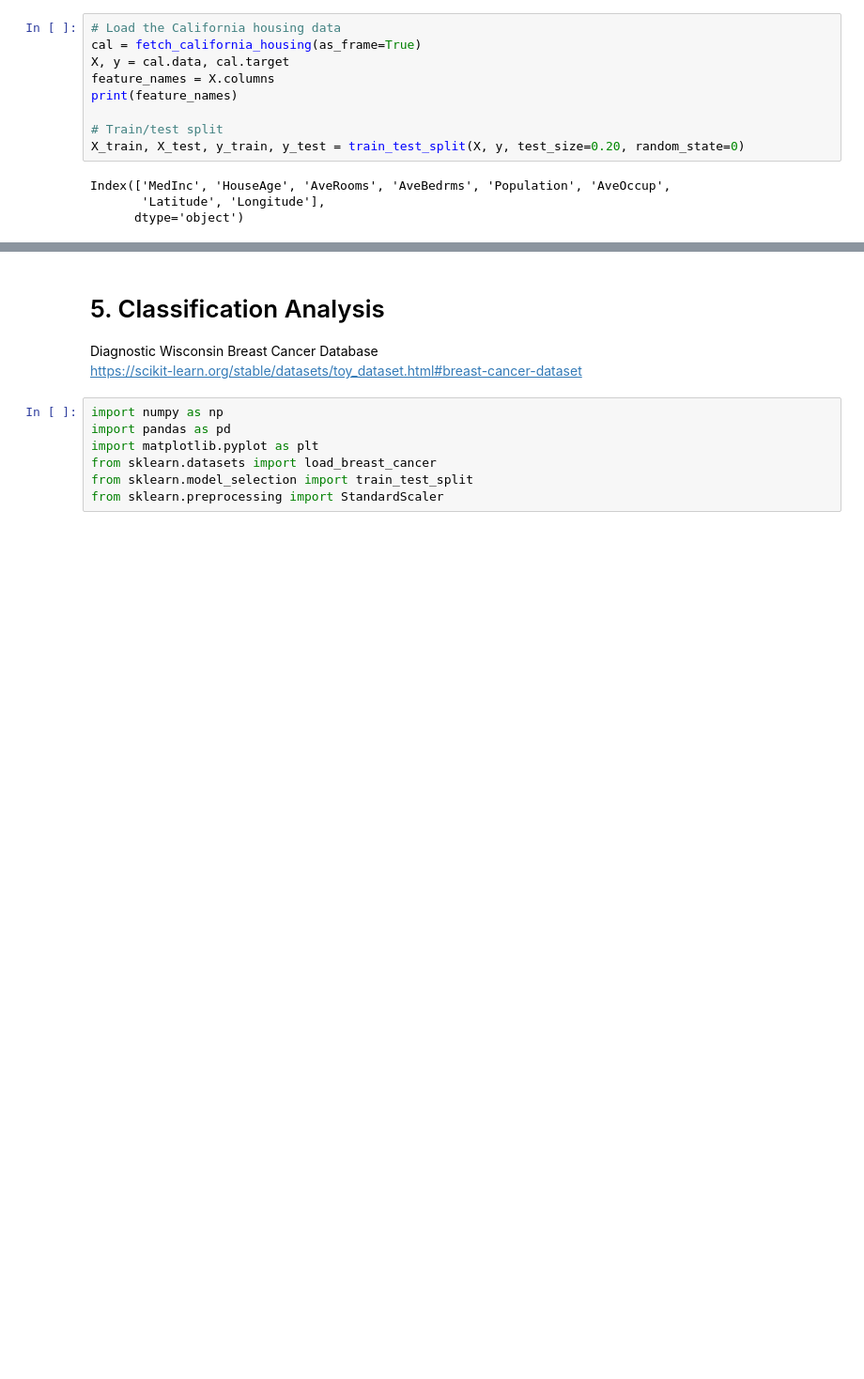
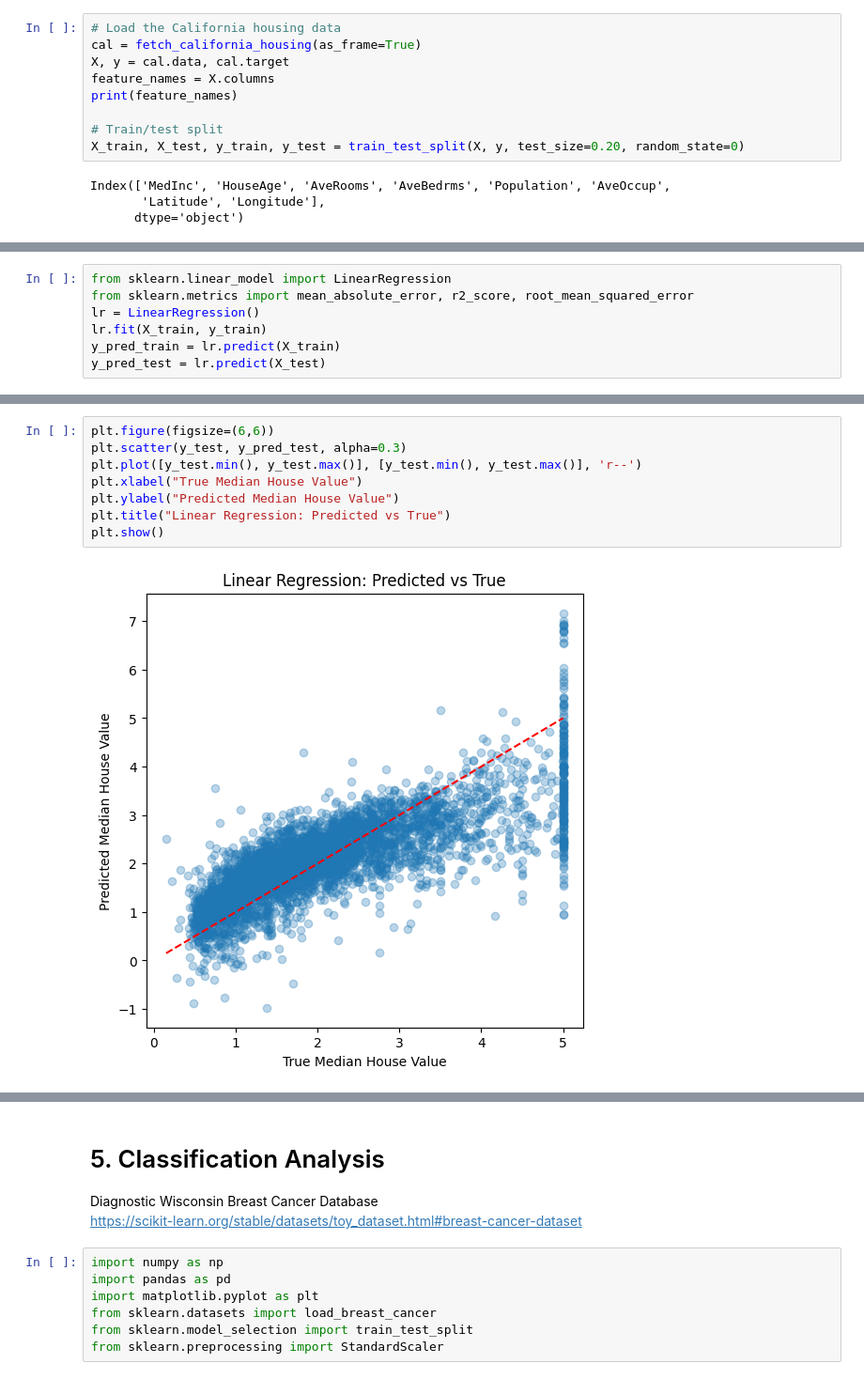
Before and after one commit to deskk/MIS_project1, a Jupyter notebook: project1.ipynb, the cells around one changed output, grey strips where cells are left out. Shown at 94% size. Saved outputs shown, nothing was run; the diff lists cells and outputs as text; blank space fills up the shorter version.

```diff
--- a/project1.ipynb
+++ b/project1.ipynb
@@ -45,0 +44,7 @@ Index(['MedInc', 'HouseAge', 'AveRooms', 'AveBedrms', 'Population', 'AveOccup',
+# %%
+from sklearn.linear_model import LinearRegression
+from sklearn.metrics import mean_absolute_error, r2_score, root_mean_squared_error
+lr = LinearRegression()
+lr.fit(X_train, y_train)
+y_pred_train = lr.predict(X_train)
+y_pred_test = lr.predict(X_test)
@@ -45,0 +72,10 @@ Index(['MedInc', 'HouseAge', 'AveRooms', 'AveBedrms', 'Population', 'AveOccup',
+# %%
+plt.figure(figsize=(6,6))
+plt.scatter(y_test, y_pred_test, alpha=0.3)
+plt.plot([y_test.min(), y_test.max()], [y_test.min(), y_test.max()], 'r--')
+plt.xlabel("True Median House Value")
+plt.ylabel("Predicted Median House Value")
+plt.title("Linear Regression: Predicted vs True")
+plt.show()
+# %% [output]
+[figure, added]
```
Also changed, not shown: parts of 11 cells of this notebook.
